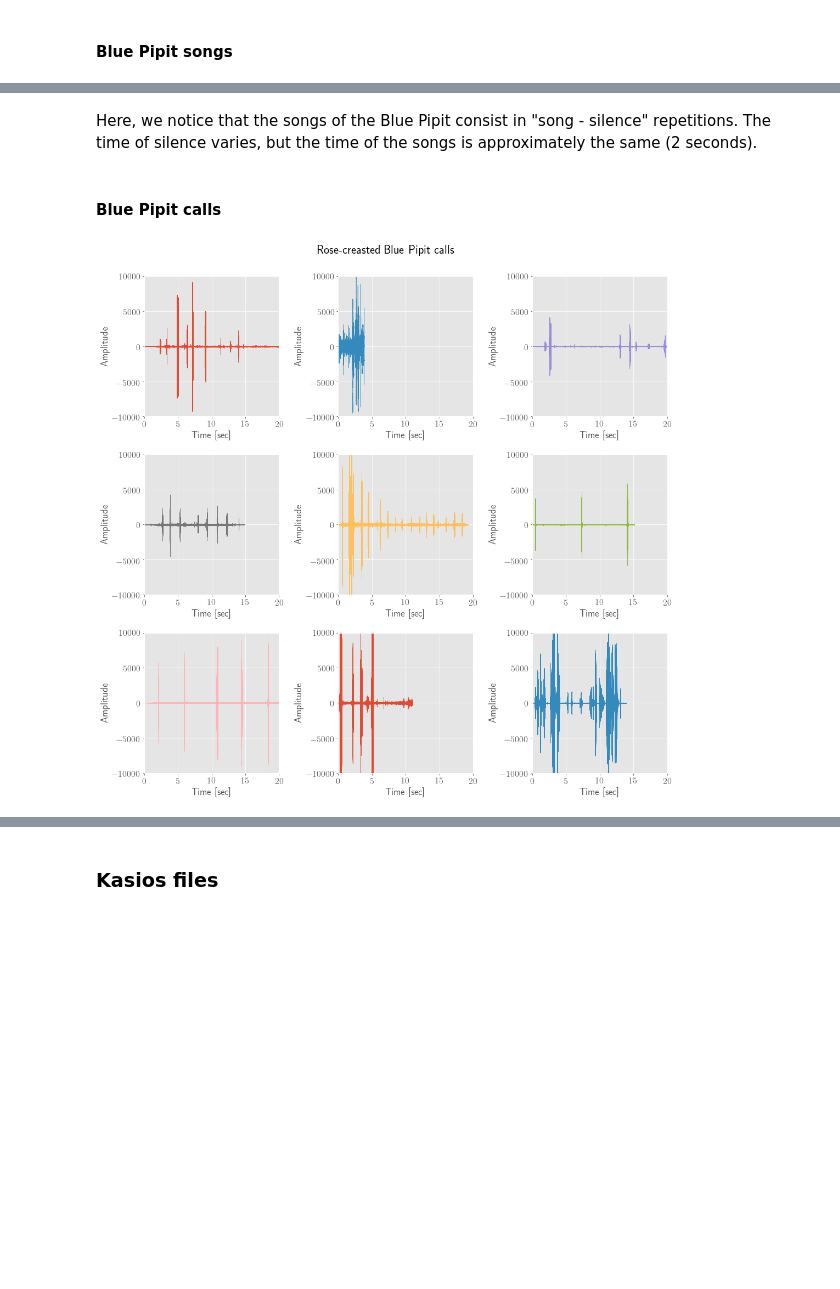
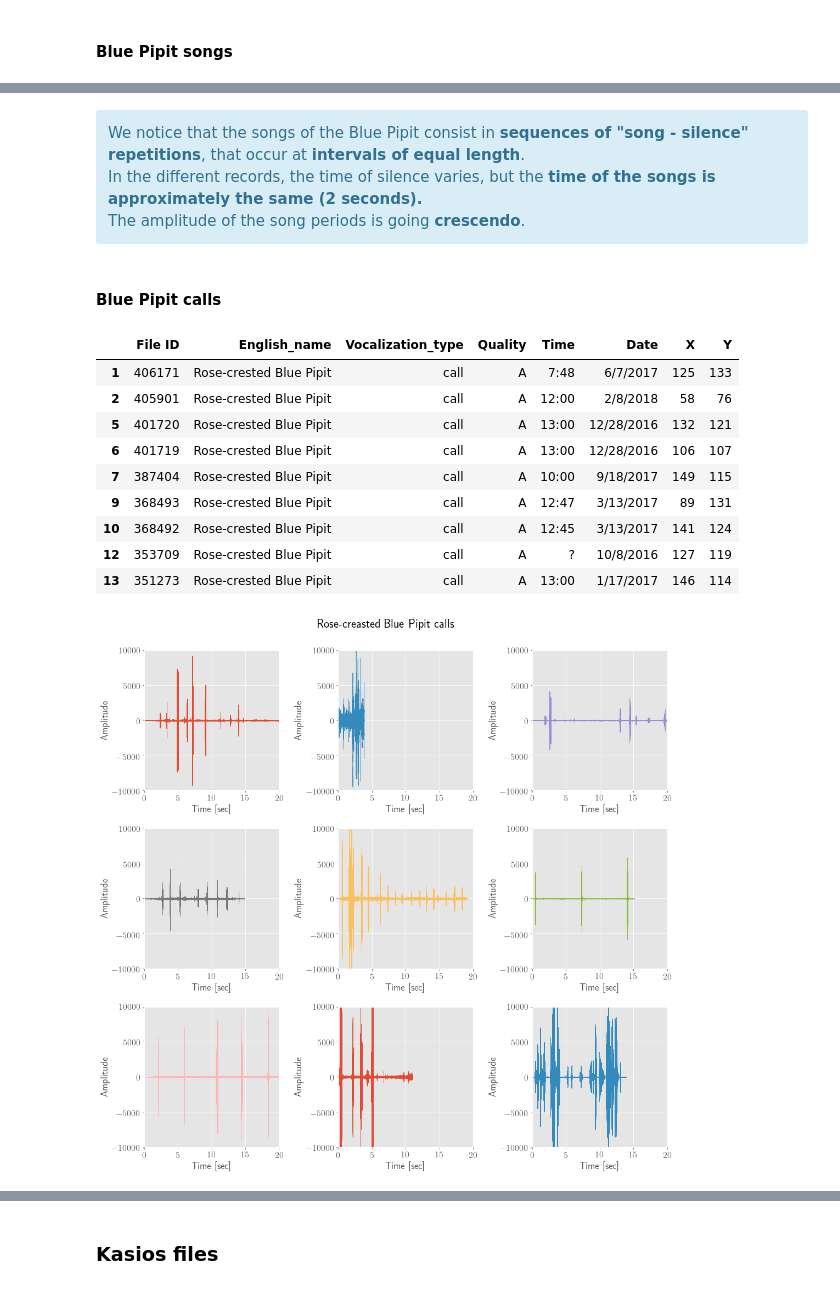
Before and after one commit to guillaumefrd/vast-challenge-2018-mc1, a Jupyter notebook: birds_sound_visualizations.ipynb, the cells around one changed output, grey strips where cells are left out. Saved outputs shown, nothing was run; the diff lists cells and outputs as text; code cells hidden in the pictures; blank space fills up the shorter version.

```diff
--- a/birds_sound_visualizations.ipynb
+++ b/birds_sound_visualizations.ipynb
@@ -196,13 +208,31 @@ plot_signal_temp(df_bp_songs, path='all_birds_wav',
 # %% [markdown]
-Here, we notice that the songs of the Blue Pipit consist in "song - silence" repetitions. The time of silence varies, but the time of the songs is approximately the same (2 seconds).
+<div class='alert alert-info'>
+We notice that the songs of the Blue Pipit consist in <strong>sequences of "song - silence" repetitions</strong>, that occur at <strong>intervals of equal length</strong>.
+<br>
+In the different records, the time of silence varies, but the <strong>time of the songs is approximately the same (2 seconds).</strong>
+<br>
+The amplitude of the song periods is going <strong>crescendo</strong>.
+</div>
 # %% [markdown]
 #### Blue Pipit calls
 # %%
 df_bp_calls = df.loc[(df['English_name'] == 'Rose-crested Blue Pipit')
                     & (df['Vocalization_type'] == 'call')
                     & (df['Quality'] == 'A')]
 
+display(df_bp_calls[:9])
+
 plot_signal_temp(df_bp_calls, path='all_birds_wav',
                  title='Rose-creasted Blue Pipit calls')
 # %% [output]
+|  | File ID | English_name | Vocalization_type | Quality | Time | Date | X | Y |
+| 1 | 406171 | Rose-crested Blue Pipit | call | A | 7:48 | 6/7/2017 | 125 | 133 |
+| 2 | 405901 | Rose-crested Blue Pipit | call | A | 12:00 | 2/8/2018 | 58 | 76 |
+| 5 | 401720 | Rose-crested Blue Pipit | call | A | 13:00 | 12/28/2016 | 132 | 121 |
+| 6 | 401719 | Rose-crested Blue Pipit | call | A | 13:00 | 12/28/2016 | 106 | 107 |
+| 7 | 387404 | Rose-crested Blue Pipit | call | A | 10:00 | 9/18/2017 | 149 | 115 |
+| 9 | 368493 | Rose-crested Blue Pipit | call | A | 12:47 | 3/13/2017 | 89 | 131 |
+| 10 | 368492 | Rose-crested Blue Pipit | call | A | 12:45 | 3/13/2017 | 141 | 124 |
+| 12 | 353709 | Rose-crested Blue Pipit | call | A | ? | 10/8/2016 | 127 | 119 |
+| 13 | 351273 | Rose-crested Blue Pipit | call | A | 13:00 | 1/17/2017 | 146 | 114 |
 [figure]
```
Also changed, not shown: parts of 13 cells of this notebook.
